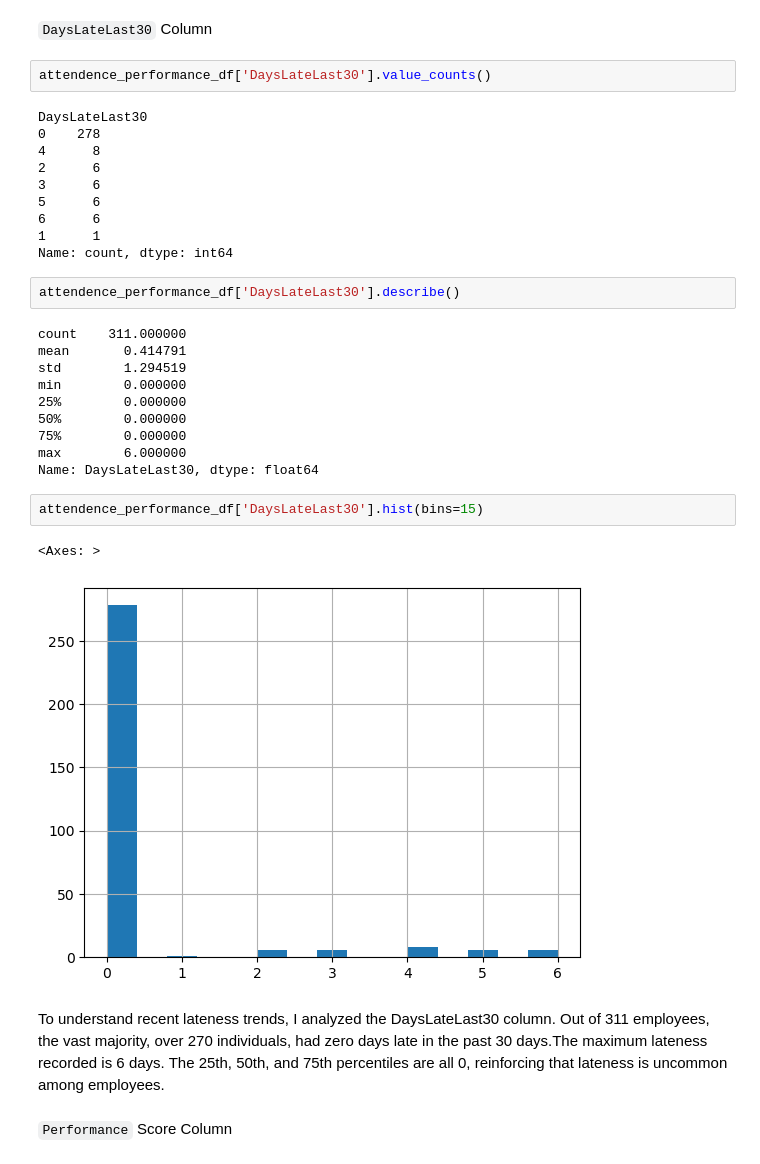
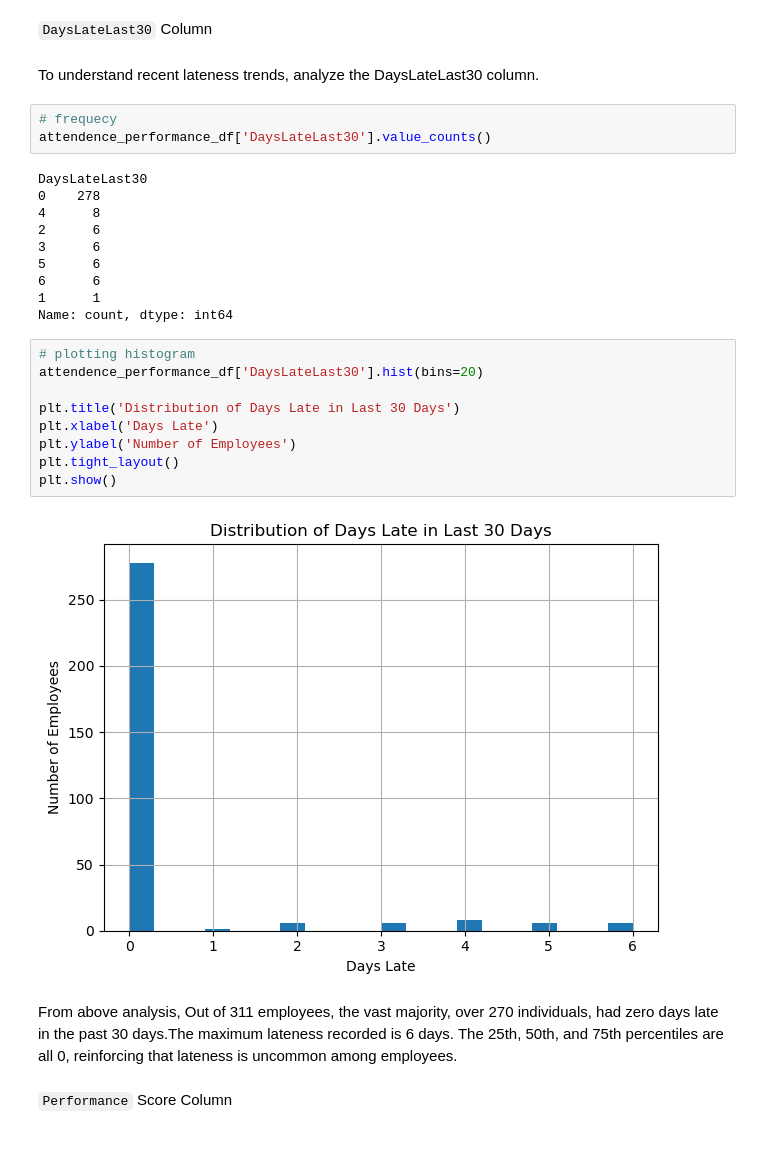
Before and after one commit to akisharbnsn/CohortB_Career_Analysis, a Jupyter notebook: lubnaa_eda.ipynb, the cells around one changed output. Drawn from its saved outputs; the diff is of its cells as text.

```diff
--- a/lubnaa_eda.ipynb
+++ b/lubnaa_eda.ipynb
@@ -323,7 +325,10 @@ The minimum number of absences is 1, and the maximum is 20.
 The 25th percentile is at 5 absences, and the 75th percentile at 15 absences, showing that 50% of employees are absent between 5 to 15 days.
 # %% [markdown]
 `DaysLateLast30` Column
+# %% [markdown]
+To understand recent lateness trends, analyze the DaysLateLast30 column.
 # %%
+# frequecy
 attendence_performance_df['DaysLateLast30'].value_counts()
 # %% [output]
 DaysLateLast30
@@ -335,25 +340,19 @@ DaysLateLast30
 6      6
 1      1
 Name: count, dtype: int64
-# %%
-attendence_performance_df['DaysLateLast30'].describe()
-# %% [output]
-count    311.000000
-mean       0.414791
-std        1.294519
-min        0.000000
-25%        0.000000
-50%        0.000000
-75%        0.000000
-max        6.000000
-Name: DaysLateLast30, dtype: float64
 # %%
-attendence_performance_df['DaysLateLast30'].hist(bins=15)
+# plotting histogram
+attendence_performance_df['DaysLateLast30'].hist(bins=20)
+
+plt.title('Distribution of Days Late in Last 30 Days')
+plt.xlabel('Days Late')
+plt.ylabel('Number of Employees')
+plt.tight_layout()
+plt.show()
 # %% [output]
-<Axes: >
-[figure, old version]
+[figure, new version]
 # %% [markdown]
-To understand recent lateness trends, I analyzed the DaysLateLast30 column. Out of 311 employees, the vast majority, over 270 individuals, had zero days late in the past 30 days.The maximum lateness recorded is 6 days. The 25th, 50th, and 75th percentiles are all 0, reinforcing that lateness is uncommon among employees.
+From above analysis, Out of 311 employees, the vast majority, over 270 individuals, had zero days late in the past 30 days.The maximum lateness recorded is 6 days. The 25th, 50th, and 75th percentiles are all 0, reinforcing that lateness is uncommon among employees.
 # %% [markdown]
 `Performance` Score Column
 # %% [markdown]
```
Also changed, not shown: parts of 56 cells of this notebook.
